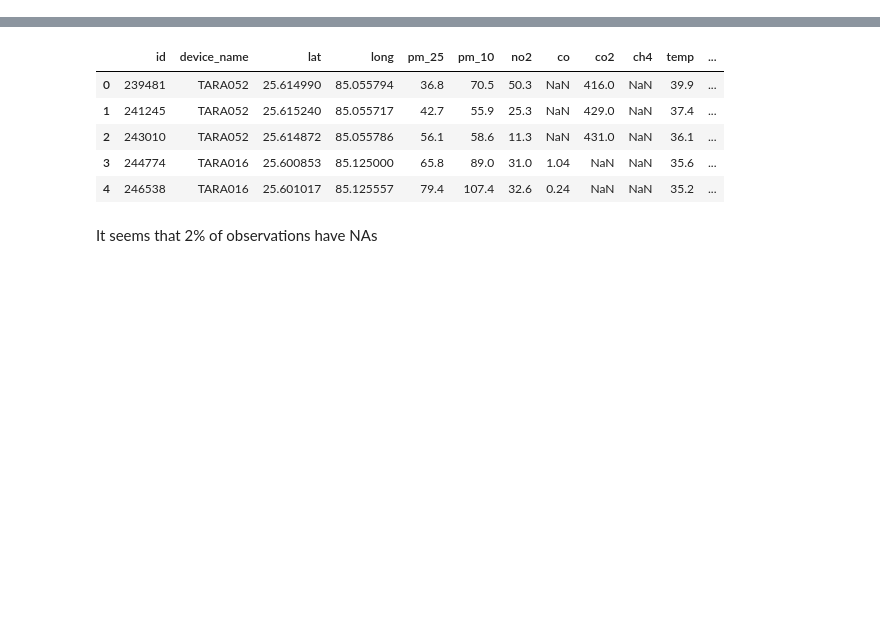
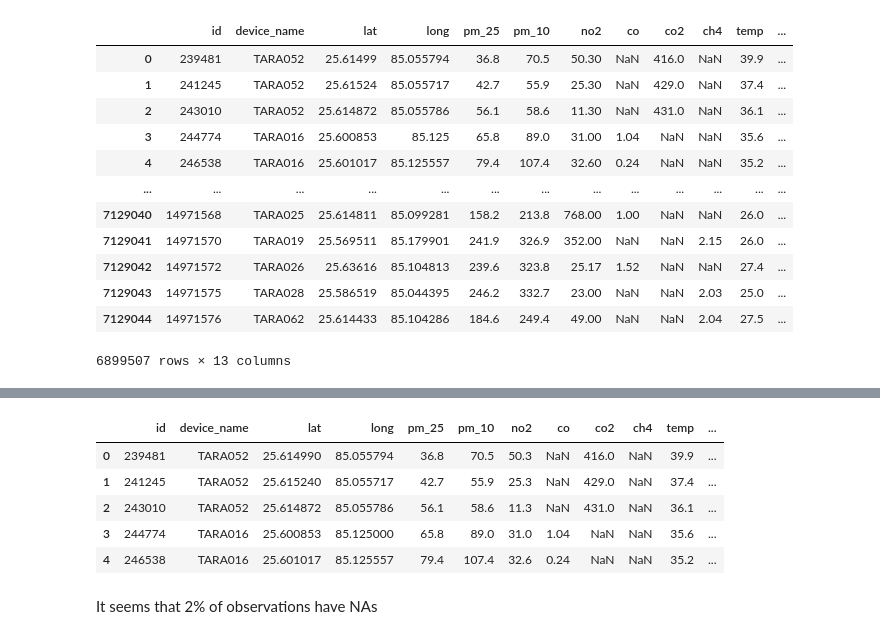
Before and after one commit to EconAIorg/vayu-gnn, a Jupyter notebook: notebooks/features/eric_eda.ipynb, the cells around one changed output, grey strips where cells are left out. Cells and saved outputs as stored; diff of their text form; code cells hidden in the pictures; blank space fills up the shorter version.

```diff
--- a/notebooks/features/eric_eda.ipynb
+++ b/notebooks/features/eric_eda.ipynb
@@ -100,0 +97,2 @@ Fetching data for Patna, static for February 2025
+# %%
+patna_static = dbx_helper.read_parquet('/input/raw', 'sensor', 'Patna_static.parquet')
@@ -100,0 +153,16 @@ Fetching data for Patna, static for February 2025
+# %%
+patna_static.query('lat > 5 & long > 5 & lat < 30 & long <90')
+# %% [output]
+|  | id | device_name | lat | long | pm_25 | pm_10 | no2 | co | co2 | ch4 | temp | ... |
+| 0 | 239481 | TARA052 | 25.61499 | 85.055794 | 36.8 | 70.5 | 50.30 | NaN | 416.0 | NaN | 39.9 | ... |
+| 1 | 241245 | TARA052 | 25.61524 | 85.055717 | 42.7 | 55.9 | 25.30 | NaN | 429.0 | NaN | 37.4 | ... |
+| 2 | 243010 | TARA052 | 25.614872 | 85.055786 | 56.1 | 58.6 | 11.30 | NaN | 431.0 | NaN | 36.1 | ... |
+| 3 | 244774 | TARA016 | 25.600853 | 85.125 | 65.8 | 89.0 | 31.00 | 1.04 | NaN | NaN | 35.6 | ... |
+| 4 | 246538 | TARA016 | 25.601017 | 85.125557 | 79.4 | 107.4 | 32.60 | 0.24 | NaN | NaN | 35.2 | ... |
+| ... | ... | ... | ... | ... | ... | ... | ... | ... | ... | ... | ... | ... |
+| 7129040 | 14971568 | TARA025 | 25.614811 | 85.099281 | 158.2 | 213.8 | 768.00 | 1.00 | NaN | NaN | 26.0 | ... |
+| 7129041 | 14971570 | TARA019 | 25.569511 | 85.179901 | 241.9 | 326.9 | 352.00 | NaN | NaN | 2.15 | 26.0 | ... |
+| 7129042 | 14971572 | TARA026 | 25.63616 | 85.104813 | 239.6 | 323.8 | 25.17 | 1.52 | NaN | NaN | 27.4 | ... |
+| 7129043 | 14971575 | TARA028 | 25.586519 | 85.044395 | 246.2 | 332.7 | 23.00 | NaN | NaN | 2.03 | 25.0 | ... |
+| 7129044 | 14971576 | TARA062 | 25.614433 | 85.104286 | 184.6 | 249.4 | 49.00 | NaN | NaN | 2.04 | 27.5 | ... |
+6899507 rows × 13 columns
```
Also changed, not shown: parts of 15 cells of this notebook.
